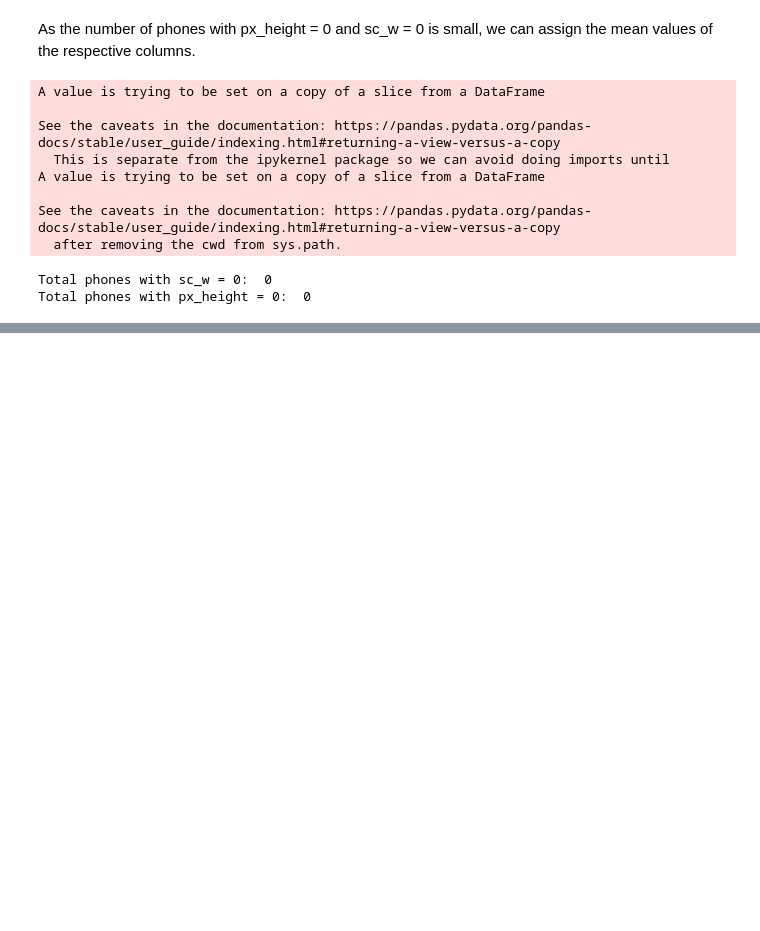
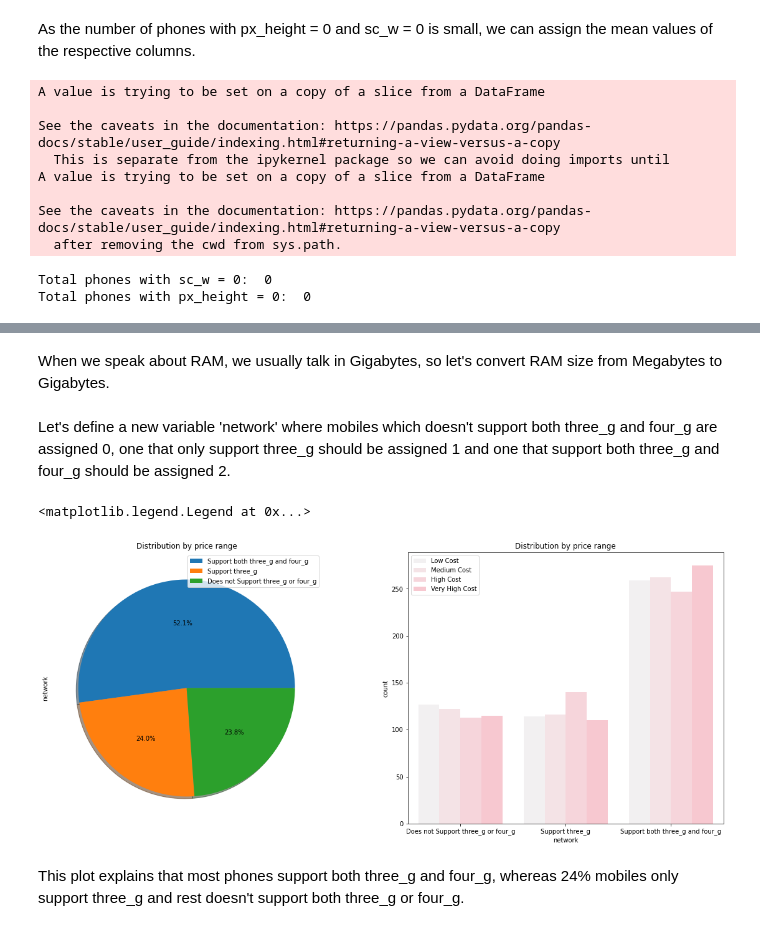
Before and after one commit to SubhamZap/Mobile-Price-Range-Prediction, a Jupyter notebook: Mobile_Price_Range_Prediction_Capstone_Project.ipynb, the cells around one changed output, grey strips where cells are left out. Drawn from its saved outputs; the diff is of its cells as text; code cells hidden in the pictures; blank space fills up the shorter version.

```diff
--- a/Mobile_Price_Range_Prediction_Capstone_Project.ipynb
+++ b/Mobile_Price_Range_Prediction_Capstone_Project.ipynb
@@ -184,0 +318,5 @@ mobile_df.drop_duplicates(inplace = True)
+# %%
+# Defining new variable sc_size
+
+mobile_copy_df['sc_size'] = np.sqrt((mobile_copy_df['sc_h']**2) + (mobile_copy_df['sc_w']**2))
+mobile_copy_df['sc_size'] = round(mobile_copy_df['sc_size']/2.54, 2)
@@ -184,0 +339,35 @@ mobile_df.drop_duplicates(inplace = True)
+# %%
+# Let's drop sc_h and s_w
+
+mobile_copy_df.drop(['sc_h', 'sc_w'], axis = 1, inplace = True)
+# %% [markdown]
+When we speak about RAM, we usually talk in Gigabytes, so let's convert RAM size from Megabytes to Gigabytes.
+# %%
+# Converting RAM from MB to GB
+
+mobile_copy_df['ram'] = round(mobile_copy_df['ram']/1024, 2)
+# %% [markdown]
+Let's define a new variable 'network' where mobiles which doesn't support both three_g and four_g are assigned 0, one that only support three_g should be assigned 1 and one that support both three_g and four_g should be assigned 2.
+# %%
+# Defining new variable (network)
+
+mobile_copy_df['network'] = mobile_copy_df['three_g'] + mobile_copy_df['four_g']
+# %%
+# Plot of new variable (network) wrt price range
+
+fig, (ax1, ax2) = plt.subplots(ncols = 2, figsize = (20, 8))
+
+mobile_copy_df['network'].value_counts().plot.pie (autopct='%1.1f%%', ax = ax1, shadow=True, labeldistance=None)
+ax1.set_title('Distribution by price range')
+ax1.legend(['Support both three_g and four_g', 'Support three_g', 'Does not Support three_g or four_g'])
+
+sns.countplot(x = 'network', hue = 'price_range', data = mobile_copy_df, ax = ax2, color = 'pink')
+ax2.set_title('Distribution by price range')
+ax2.set_xlabel('network')
+ax2.set_xticklabels(['Does not Support three_g or four_g', 'Support three_g', 'Support both three_g and four_g'])
+ax2.legend(['Low Cost', 'Medium Cost', 'High Cost', 'Very High Cost'])
+# %% [output]
+<matplotlib.legend.Legend at 0x...>
+[figure, added]
+# %% [markdown]
+This plot explains that most phones support both three_g and four_g, whereas 24% mobiles only support three_g and rest doesn't support both three_g or four_g.
```
Also changed, not shown: parts of 23 cells of this notebook.
